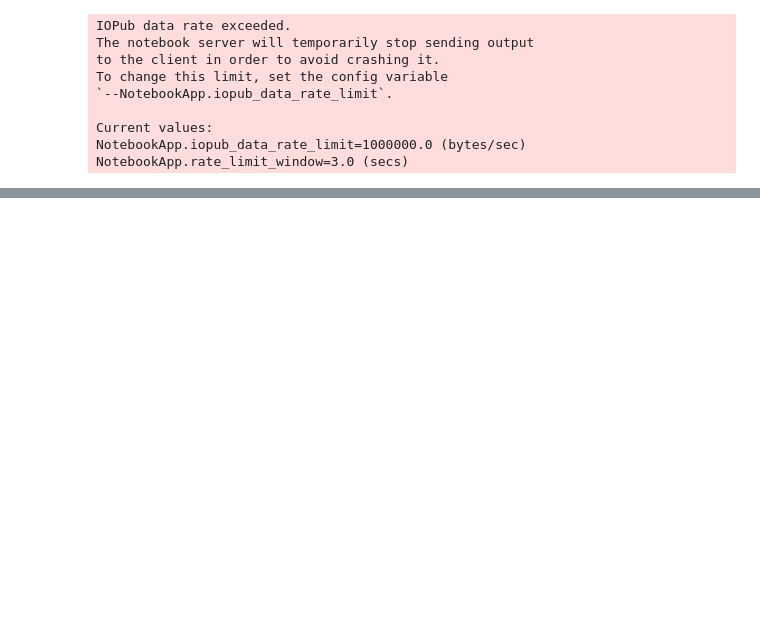
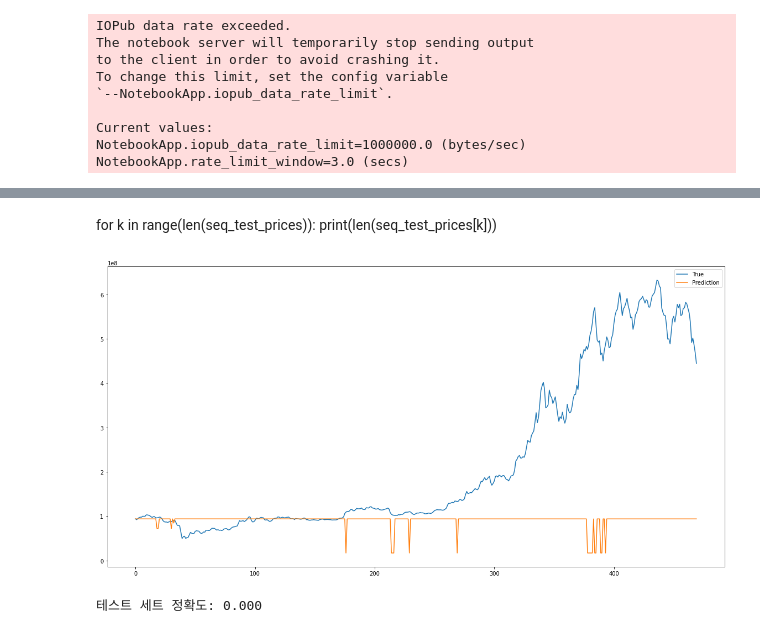
Before and after one commit to artistic100one/machinelearning, a Jupyter notebook: ML Project/ML model 마무리.ipynb, the cells around one changed output, grey strips where cells are left out. Drawn from its saved outputs; the diff is of its cells as text; code cells hidden in the pictures; blank space fills up the shorter version.

```diff
--- a/ML Project/ML model 마무리.ipynb
+++ b/ML Project/ML model 마무리.ipynb
@@ -285,0 +275,5 @@ print("훈련 세트 정확도: {:.3f}".format(knn.score(seq_prices, pre_prices)
+# %%
+test_prices = (test_data['High']+test_data['Low'])/2
+# %%
+test_prices = test_prices * 10000
+print(test_prices)
@@ -285,0 +293,4 @@ print("훈련 세트 정확도: {:.3f}".format(knn.score(seq_prices, pre_prices)
+# %%
+test_prices = test_prices.astype(np.int64)
+print(test_prices)
+print(test_prices[1])
@@ -285,0 +311,12 @@ print("훈련 세트 정확도: {:.3f}".format(knn.score(seq_prices, pre_prices)
+# %%
+seq_test_prices = []
+pre_test_prices = []
+j = 1
+for j in range(len(test_data)):
+    temp_price = []
+    temp_price.extend(price[j-seq_len:])
+    temp_price.extend(test_prices[:j])
+    seq_test_prices.append(temp_price)
+    pre_test_prices.append(test_prices[j])
+    j=j+1
+print(seq_test_prices)
@@ -285,0 +359,18 @@ print("훈련 세트 정확도: {:.3f}".format(knn.score(seq_prices, pre_prices)
+# %% [markdown]
+for k in range(len(seq_test_prices)):
+    print(len(seq_test_prices[k]))
+# %%
+pred = rfc.predict(seq_test_prices)
+
+fig = plt.figure(facecolor='white', figsize=(20, 10))
+ax = fig.add_subplot(111)
+ax.plot(pre_test_prices, label='True')
+ax.plot(pred, label='Prediction')
+ax.legend()
+plt.show()
+# %% [output]
+[figure, added]
+# %%
+print("테스트 세트 정확도: {:.3f}".format(rfc.score(seq_test_prices, pre_test_prices)))
+# %% [output]
+테스트 세트 정확도: 0.000
```
Also changed, not shown: parts of 29 cells of this notebook, 2 other files.
